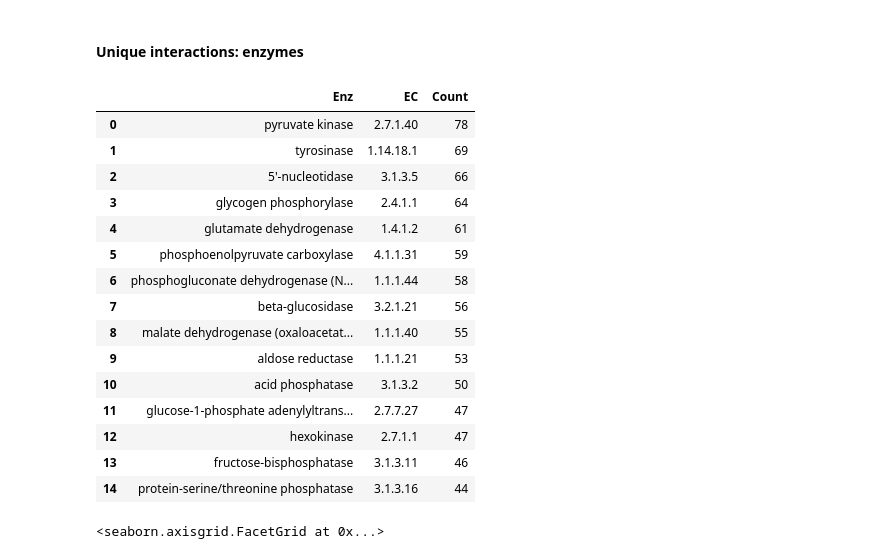
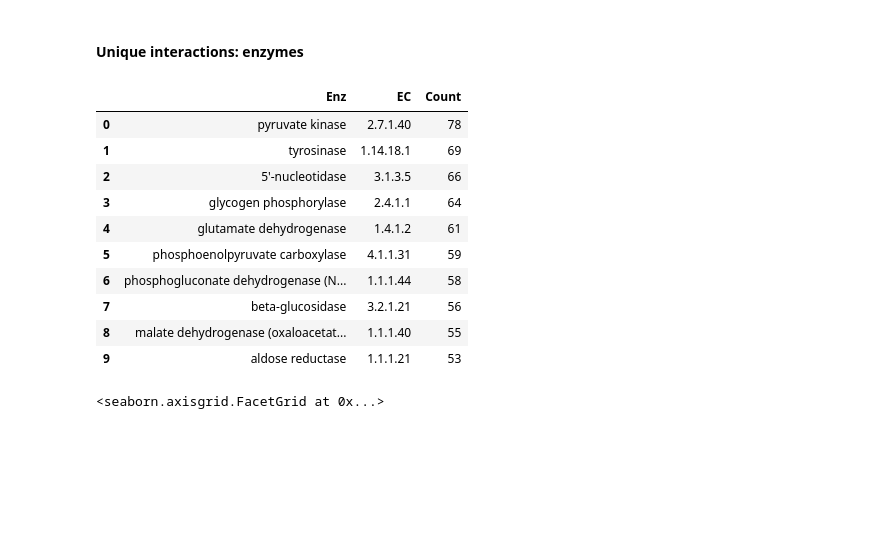
Before and after one commit to elinsroed/predicting-allostery, a Jupyter notebook: analysis/data_analysis/BRENDA_analysis.ipynb, the cells around one changed output. Drawn from its saved outputs; the diff is of its cells as text; code cells hidden in the pictures; blank space fills up the shorter version.

```diff
--- a/analysis/data_analysis/BRENDA_analysis.ipynb
+++ b/analysis/data_analysis/BRENDA_analysis.ipynb
@@ -191,25 +194,21 @@ ax.set_ylabels('Number of enzymes')
 #Count the number of interactions for each enzyme/EC number
 top_enz_targets_u = df_unique[['Enz', 'EC']].value_counts().to_frame().reset_index()
 top_enz_targets_u.columns = ['Enz', 'EC', 'Count']
-# %%
-top_enz_targets_u.head(15)
-# %% [output]
-|  | Enz | EC | Count |
-| 0 | pyruvate kinase | 2.7.1.40 | 78 |
-| 1 | tyrosinase | 1.14.18.1 | 69 |
-| 2 | 5'-nucleotidase | 3.1.3.5 | 66 |
-| 3 | glycogen phosphorylase | 2.4.1.1 | 64 |
-| 4 | glutamate dehydrogenase | 1.4.1.2 | 61 |
-| 5 | phosphoenolpyruvate carboxylase | 4.1.1.31 | 59 |
-| 6 | phosphogluconate dehydrogenase (N... | 1.1.1.44 | 58 |
-| 7 | beta-glucosidase | 3.2.1.21 | 56 |
-| 8 | malate dehydrogenase (oxaloacetat... | 1.1.1.40 | 55 |
-| 9 | aldose reductase | 1.1.1.21 | 53 |
-| 10 | acid phosphatase | 3.1.3.2 | 50 |
-| 11 | glucose-1-phosphate adenylyltrans... | 2.7.7.27 | 47 |
-| 12 | hexokinase | 2.7.1.1 | 47 |
-| 13 | fructose-bisphosphatase | 3.1.3.11 | 46 |
-| 14 | protein-serine/threonine phosphatase | 3.1.3.16 | 44 |
+# %%
+#Show the top ten regulated enzymes
+top_enz_targets_u.head(10)
+# %% [output]
+|  | Enz | EC | Count |
+| 0 | pyruvate kinase | 2.7.1.40 | 78 |
+| 1 | tyrosinase | 1.14.18.1 | 69 |
+| 2 | 5'-nucleotidase | 3.1.3.5 | 66 |
+| 3 | glycogen phosphorylase | 2.4.1.1 | 64 |
+| 4 | glutamate dehydrogenase | 1.4.1.2 | 61 |
+| 5 | phosphoenolpyruvate carboxylase | 4.1.1.31 | 59 |
+| 6 | phosphogluconate dehydrogenase (N... | 1.1.1.44 | 58 |
+| 7 | beta-glucosidase | 3.2.1.21 | 56 |
+| 8 | malate dehydrogenase (oxaloacetat... | 1.1.1.40 | 55 |
+| 9 | aldose reductase | 1.1.1.21 | 53 |
 # %%
 #Plot frequency distribution of enzymes
 ax = sns.displot(data=top_enz_targets_u, x='Count', kind='hist', height=6, aspect=1.4, bins=30, log_scale=[False, True])
```
Also changed, not shown: parts of 10 cells of this notebook.
